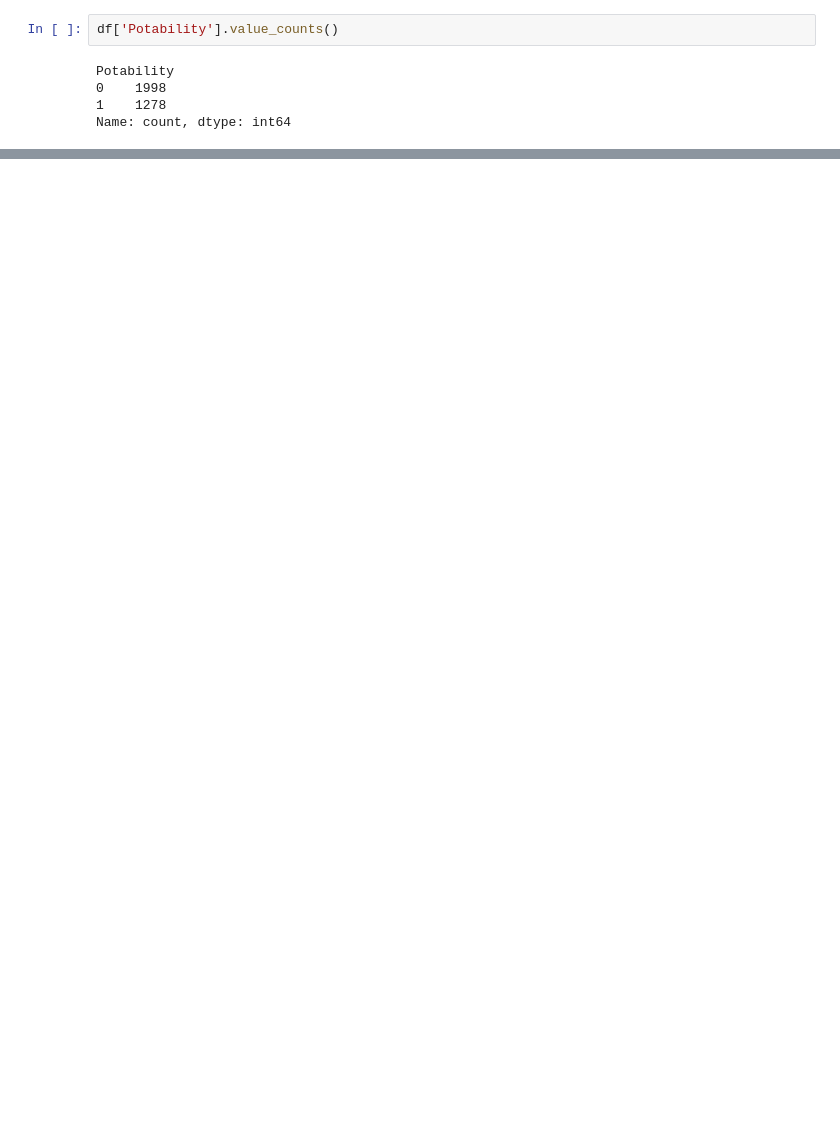
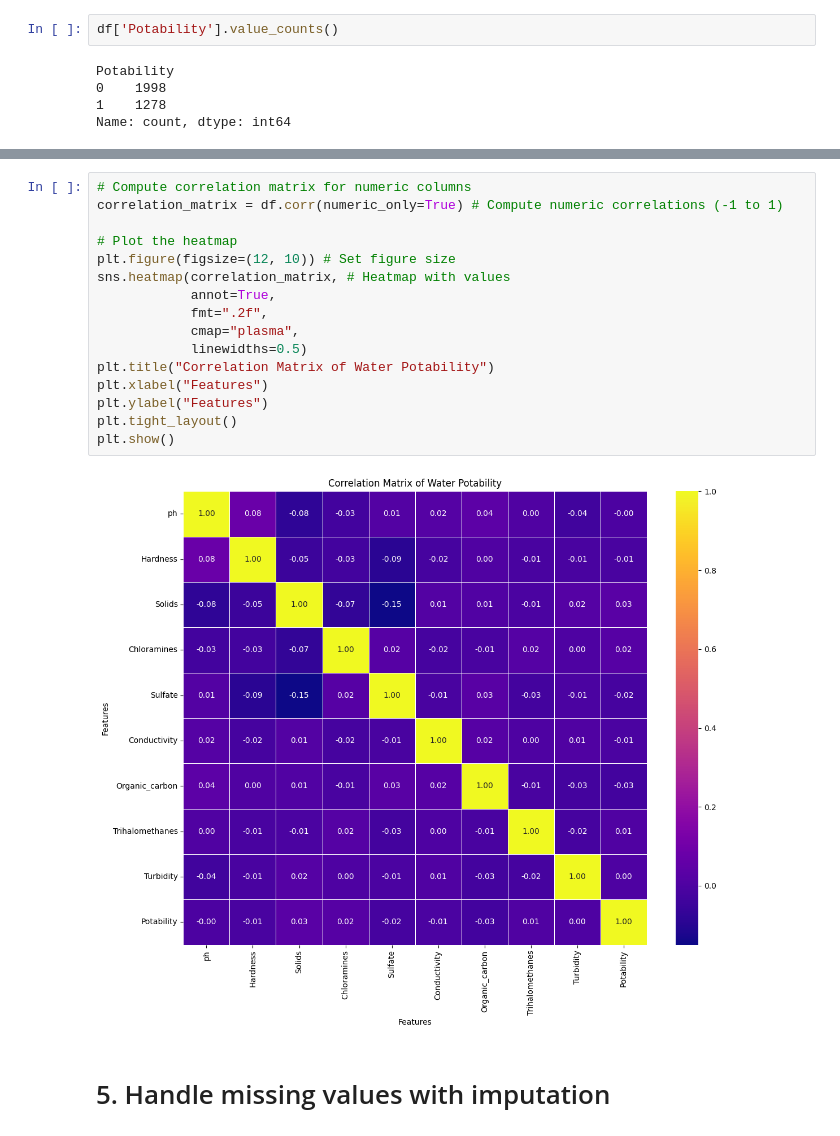
Before and after one commit to Natashaa7/Water-Potability-Classification, a Jupyter notebook: Water-Potability-Classifier.ipynb, the cells around one changed output, grey strips where cells are left out. Drawn from its saved outputs; the diff is of its cells as text; blank space fills up the shorter version.

```diff
--- a/Water-Potability-Classifier.ipynb
+++ b/Water-Potability-Classifier.ipynb
@@ -111,0 +175,20 @@ df
+# %%
+# Compute correlation matrix for numeric columns
+correlation_matrix = df.corr(numeric_only=True) # Compute numeric correlations (-1 to 1)
+
+# Plot the heatmap
+plt.figure(figsize=(12, 10)) # Set figure size
+sns.heatmap(correlation_matrix, # Heatmap with values
+            annot=True,
+            fmt=".2f",
+            cmap="plasma",
+            linewidths=0.5)
+plt.title("Correlation Matrix of Water Potability")
+plt.xlabel("Features")
+plt.ylabel("Features")
+plt.tight_layout()
+plt.show()
+# %% [output]
+[figure, added]
+# %% [markdown]
+# 5. Handle missing values with imputation
```
Also changed, not shown: parts of 47 cells of this notebook.
